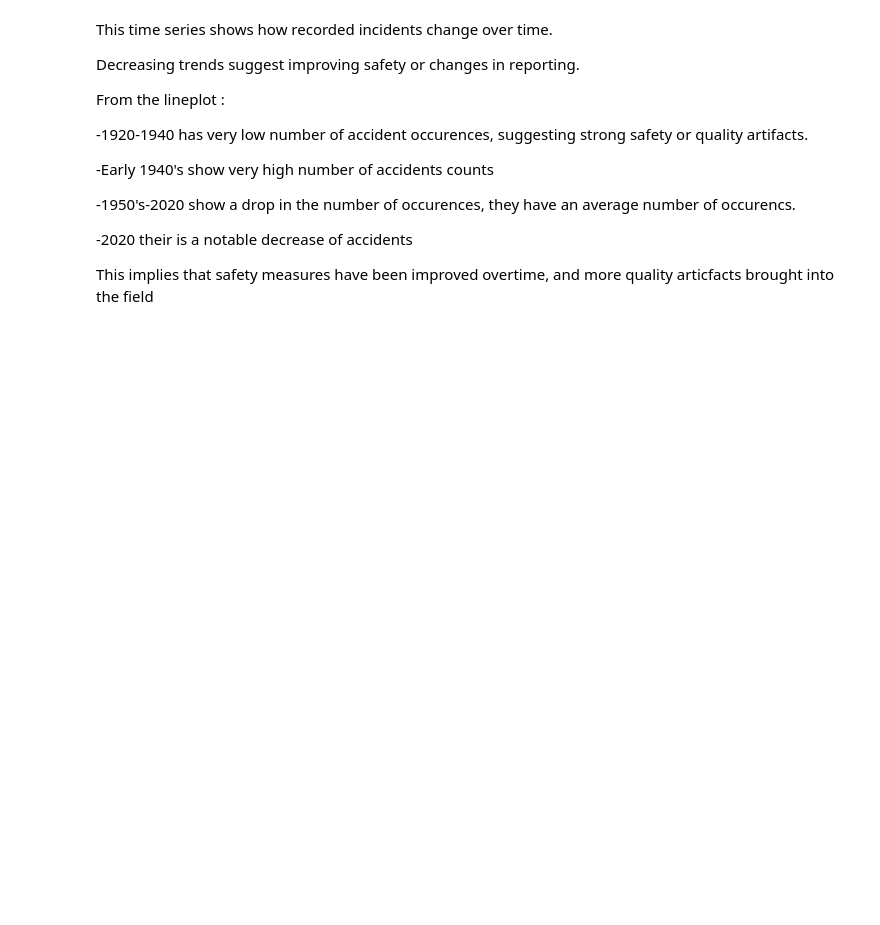
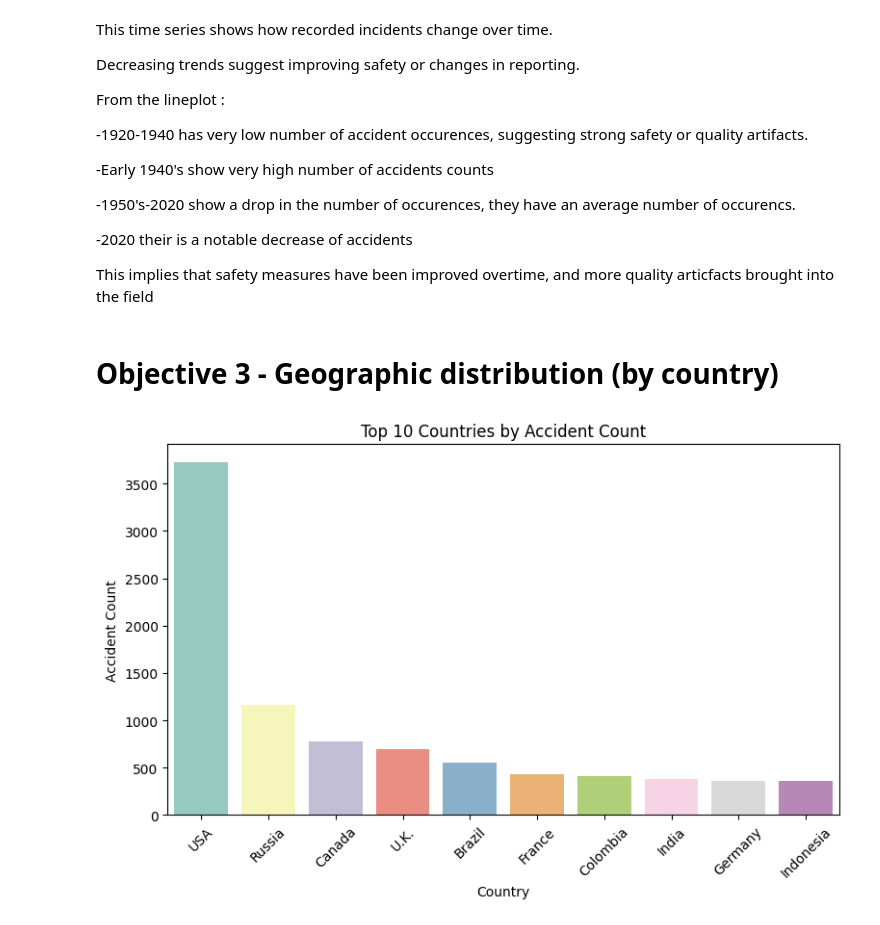
Before and after one commit to Kaks753/Projects, a Jupyter notebook: aviation_accidents.ipynb, the cells around one changed output. Saved outputs shown, nothing was run; the diff lists cells and outputs as text; code cells hidden in the pictures; blank space fills up the shorter version.

Commit message:
Objective 3 visualization and explanation of results

```diff
--- a/aviation_accidents.ipynb
+++ b/aviation_accidents.ipynb
@@ -344,3 +344,20 @@ From the lineplot :
 -2020 their is a notable decrease of accidents
 
 This implies that safety measures have been improved overtime, and more quality articfacts brought into the field
+# %% [markdown]
+# Objective 3 - Geographic distribution (by country)
+# %%
+
+top_countries = aviation_accidents_cleaned['country'].value_counts().nlargest(10)
+
+plt.figure(figsize=(9,5))
+sns.barplot(x=top_countries.index, y=top_countries.values, palette="Set3",  hue=top_countries.index,  legend=False)
+plt.title("Top 10 Countries by Accident Count")
+plt.xlabel("Country")
+plt.ylabel("Accident Count")
+plt.xticks(rotation=45)
+plt.show()
+
+# used the palette parameter for cooler colors and hue to differentiate the bars
+# %% [output]
+[figure, added]
```
Also changed, not shown: parts of 1 cell of this notebook.
